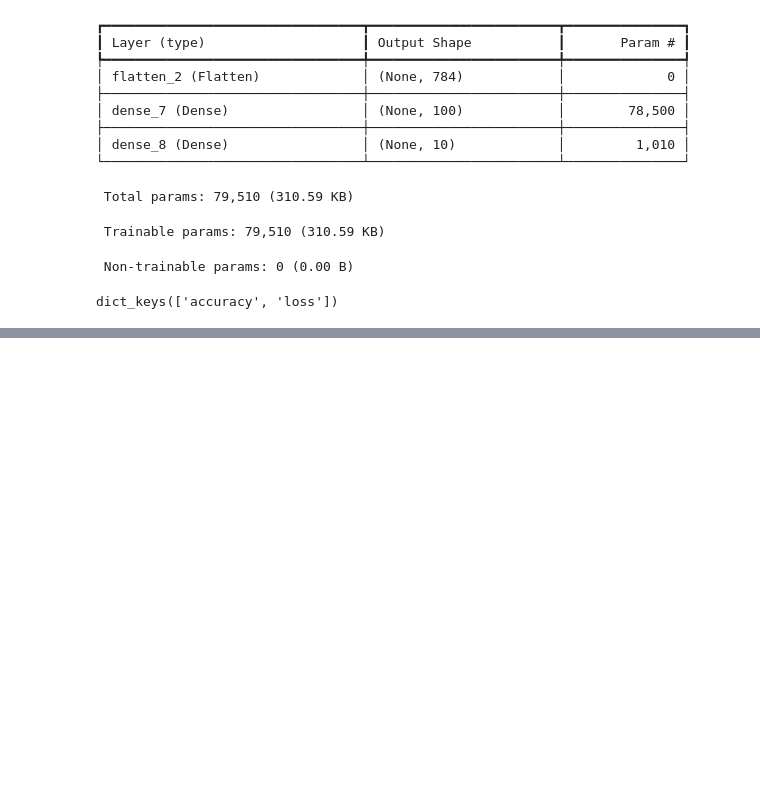
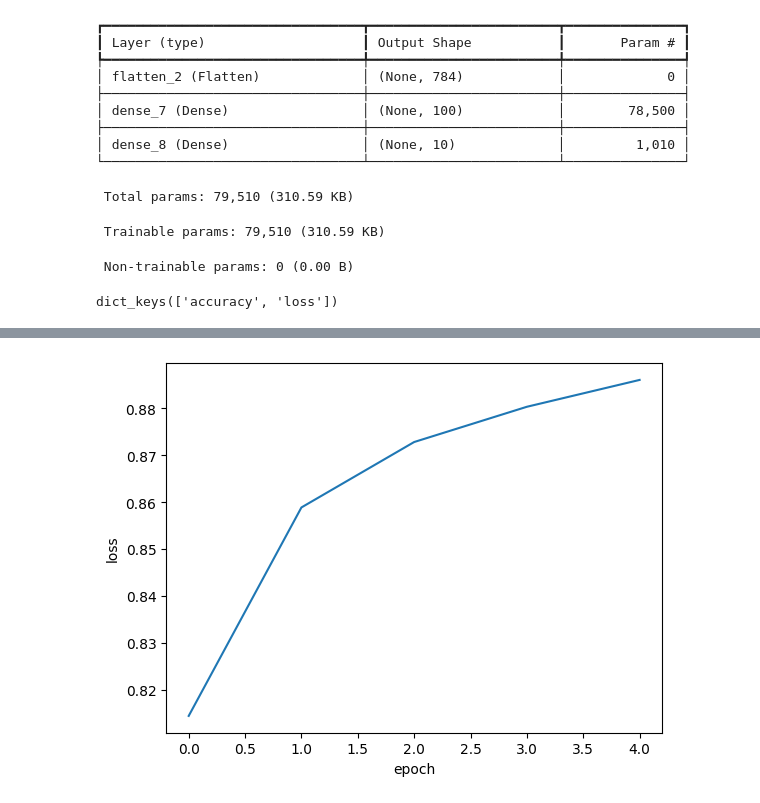
Before and after one commit to wooseok-L2/kubig2025, a Jupyter notebook: ml_dl_python/a19_neural.ipynb, the cells around one changed output, grey strips where cells are left out. Drawn from its saved outputs; the diff is of its cells as text; code cells hidden in the pictures; blank space fills up the shorter version.

```diff
--- a/ml_dl_python/a19_neural.ipynb
+++ b/ml_dl_python/a19_neural.ipynb
@@ -257,0 +258,7 @@ plt.show()
+# %%
+plt.plot(history.history['accuracy'])
+plt.xlabel('epoch')
+plt.ylabel('loss')
+plt.show()
+# %% [output]
+[figure, added]
```
Also changed, not shown: parts of 10 cells of this notebook.
